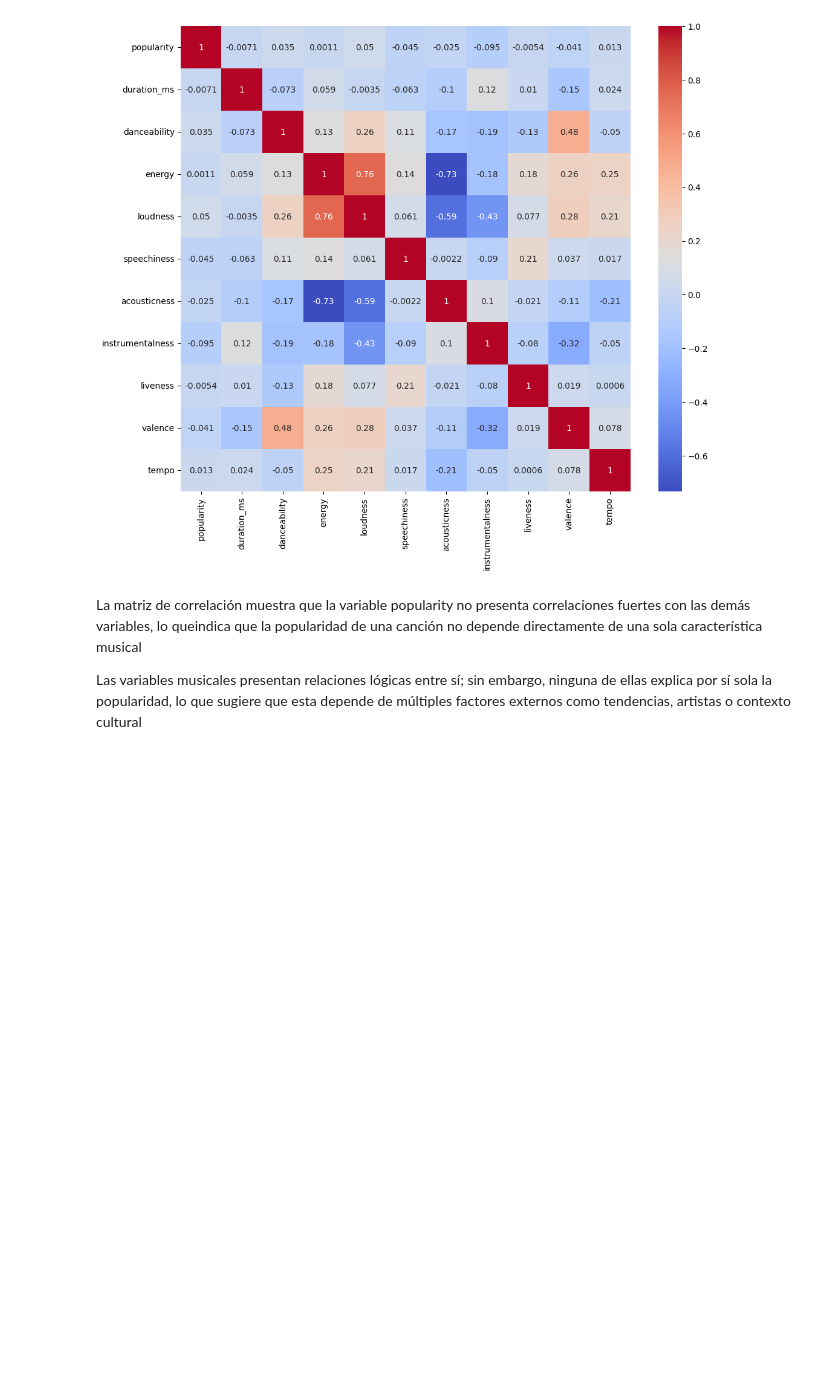
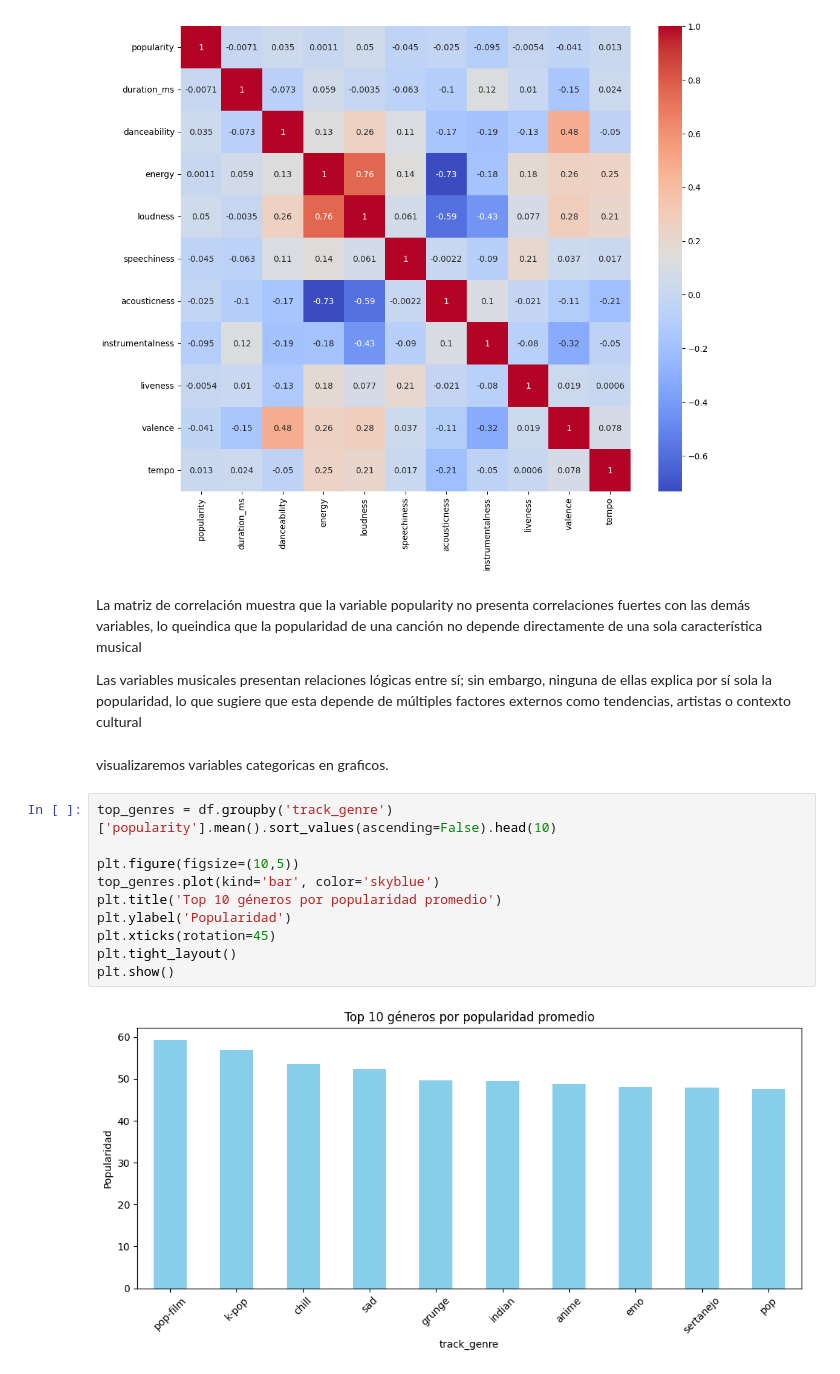
Before and after one commit to fernandovidalnn/evaluacion_1_mineria_datos, a Jupyter notebook: ev1_mineria.ipynb, the cells around one changed output. Cells and saved outputs as stored; diff of their text form; blank space fills up the shorter version.

```diff
--- a/ev1_mineria.ipynb
+++ b/ev1_mineria.ipynb
@@ -448,3 +448,17 @@ plt.show()
 La matriz de correlación muestra que la variable popularity no presenta correlaciones fuertes con las demás variables, lo queindica que la popularidad de una canción no depende directamente de una sola característica musical
 
 Las variables musicales presentan relaciones lógicas entre sí; sin embargo, ninguna de ellas explica por sí sola la popularidad, lo que sugiere que esta depende de múltiples factores externos como tendencias, artistas o contexto cultural
+# %% [markdown]
+visualizaremos variables categoricas en graficos.
+# %%
+top_genres = df.groupby('track_genre')['popularity'].mean().sort_values(ascending=False).head(10)
+
+plt.figure(figsize=(10,5))
+top_genres.plot(kind='bar', color='skyblue')
+plt.title('Top 10 géneros por popularidad promedio')
+plt.ylabel('Popularidad')
+plt.xticks(rotation=45)
+plt.tight_layout()
+plt.show()
+# %% [output]
+[figure, added]
```
Also changed, not shown: parts of 18 cells of this notebook.
